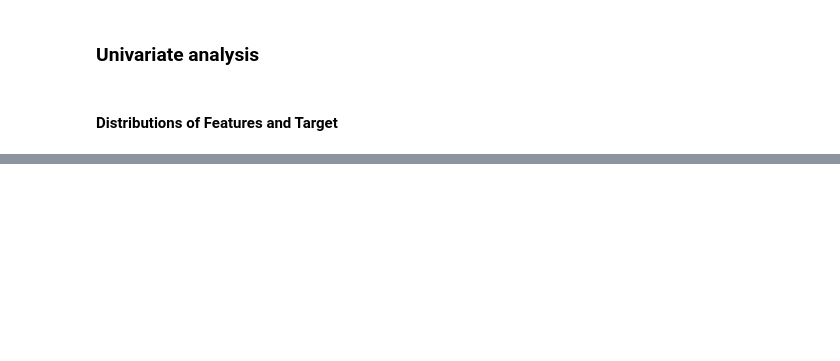
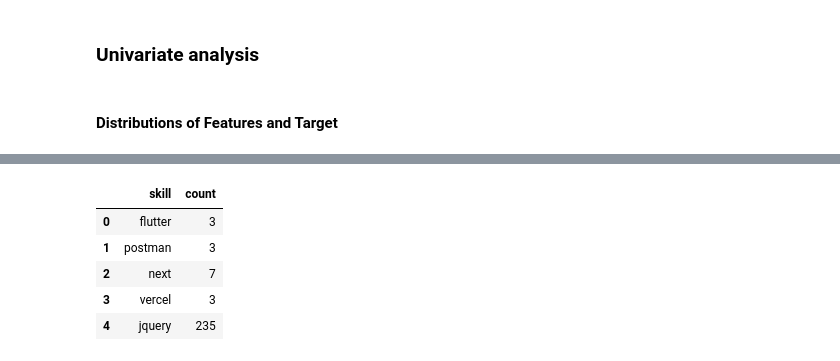
Before and after one commit to mubarakmayyeri/worth-machine-learning, a Jupyter notebook: 3_eda/1_eda-combined.ipynb, the cells around one changed output, grey strips where cells are left out. Cells and saved outputs as stored; diff of their text form; code cells hidden in the pictures; blank space fills up the shorter version.

```diff
--- a/3_eda/1_eda-combined.ipynb
+++ b/3_eda/1_eda-combined.ipynb
@@ -619,0 +691,23 @@ plt.show()
+# %%
+# Creating a dataframe for skills for viz
+def count_students(skills):
+    result = {}
+    for skill in skills_list:
+        students_count = skills_df[skill].sum()
+        result[skill] = students_count
+
+    return result
+
+skills_dict = count_students(skills_list)
+
+count_df = pd.DataFrame.from_dict(skills_dict, orient='index', columns=['count'])
+count_df.reset_index(inplace=True)
+count_df = count_df.rename(columns={'index': 'skill'})
+count_df.head()
+# %% [output]
+|  | skill | count |
+| 0 | flutter | 3 |
+| 1 | postman | 3 |
+| 2 | next | 7 |
+| 3 | vercel | 3 |
+| 4 | jquery | 235 |
```
Also changed, not shown: parts of 36 cells of this notebook, 1 other file.
